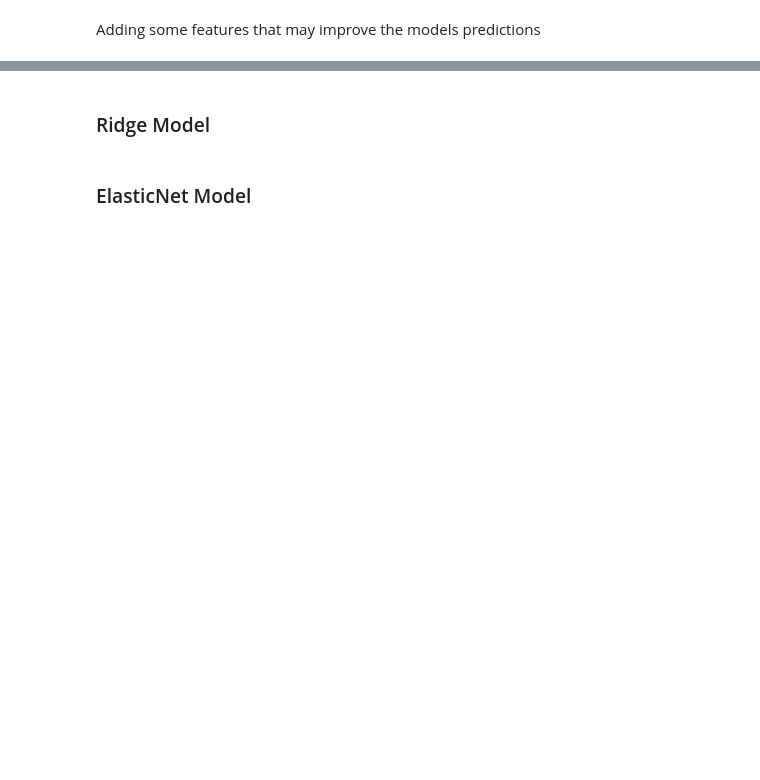
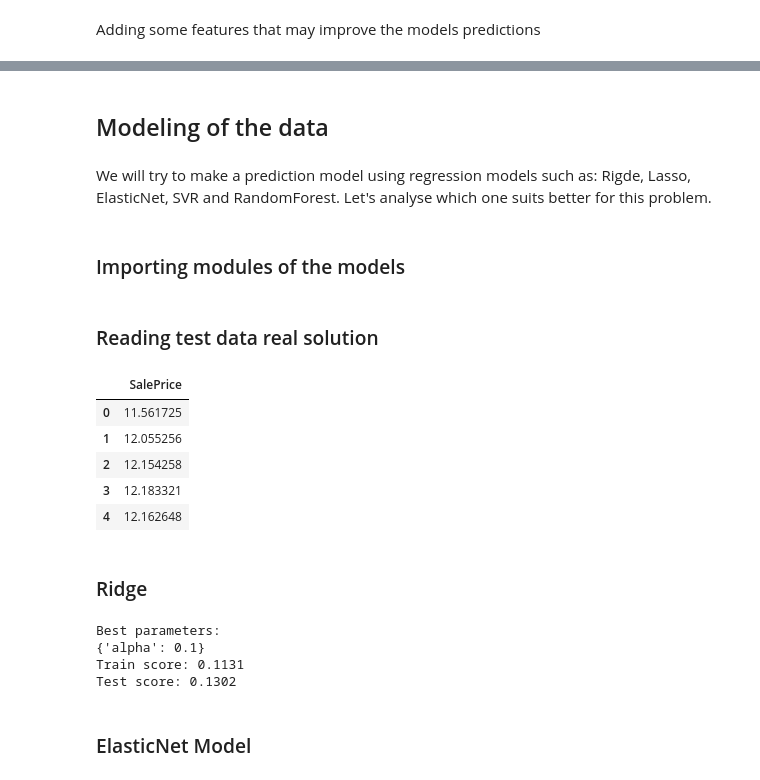
Before and after one commit to arturvemado/House-Prices-Prediction, a Jupyter notebook: House-Prices-Advanced-Regression-Techniques.ipynb, the cells around one changed output, grey strips where cells are left out. Drawn from its saved outputs; the diff is of its cells as text; code cells hidden in the pictures; blank space fills up the shorter version.

```diff
--- a/House-Prices-Advanced-Regression-Techniques.ipynb
+++ b/House-Prices-Advanced-Regression-Techniques.ipynb
@@ -392,0 +490,6 @@ X_test = pd.DataFrame(X_test)
+# %% [markdown]
+## Modeling of the data
+# %% [markdown]
+We will try to make a prediction model using regression models such as: Rigde, Lasso, ElasticNet, SVR and RandomForest. Let's analyse which one suits better for this problem.
+# %% [markdown]
+### Importing modules of the models
@@ -392,0 +502,14 @@ X_test = pd.DataFrame(X_test)
+# %% [markdown]
+### Reading test data real solution
+# %%
+y_test = pd.read_csv('submission.csv')
+y_test.drop(['Id'], axis=1, inplace=True)
+y_test['SalePrice'] = np.log1p(y_test['SalePrice'])
+y_test.head()
+# %% [output]
+|  | SalePrice |
+| 0 | 11.561725 |
+| 1 | 12.055256 |
+| 2 | 12.154258 |
+| 3 | 12.183321 |
+| 4 | 12.162648 |
@@ -393,2 +527,2 @@ X_test = pd.DataFrame(X_test)
 # %% [markdown]
-### Ridge Model
+### Ridge
@@ -405,2 +529,11 @@ np.mean(scores)
+# %%
+param_ridge = {'alpha' : [0.001, 0.01, 0.1, 1.0, 10.0]}
+ridge_model = Ridge(normalize=True)
+clf_ridge = hyperparameter_tuning(X, y, X_test, y_test, param_ridge, ridge_model)
+# %% [output]
+Best parameters:
+{'alpha': 0.1}
+Train score: 0.1131
+Test score: 0.1302
 # %% [markdown]
 ### ElasticNet Model
```
Also changed, not shown: parts of 43 cells of this notebook.
